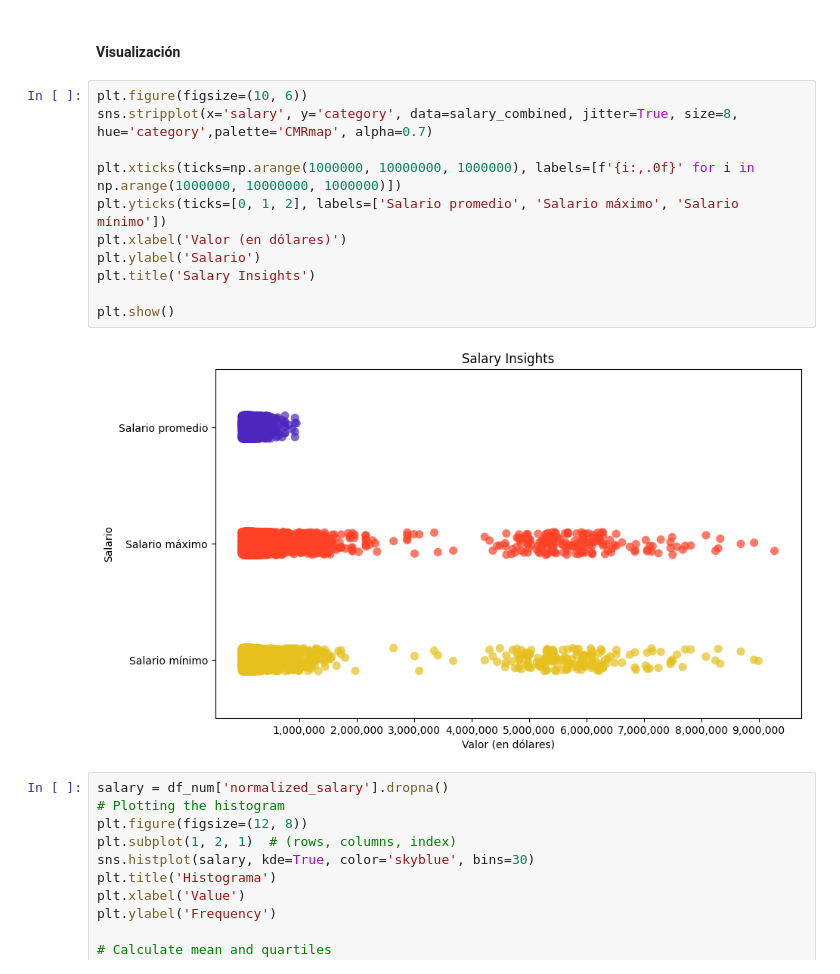
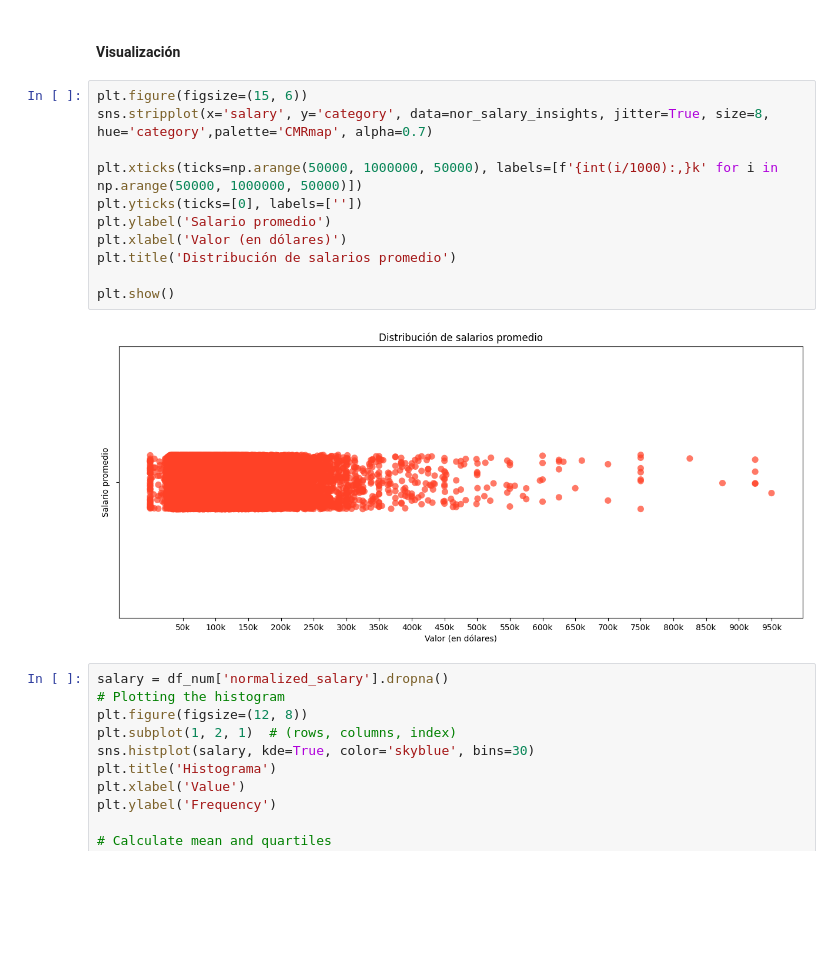
Before and after one commit to sarahcoral/ProyectoABD, a Jupyter notebook: visualization_notebooks/descriptive_analysis.ipynb, the cells around one changed output. Saved outputs shown, nothing was run; the diff lists cells and outputs as text; blank space fills up the shorter version.

```diff
--- a/visualization_notebooks/descriptive_analysis.ipynb
+++ b/visualization_notebooks/descriptive_analysis.ipynb
@@ -136,18 +144,18 @@ display(Markdown(markdown_table))
 # %% [markdown]
 #### Visualización
 # %%
-plt.figure(figsize=(10, 6))
-sns.stripplot(x='salary', y='category', data=salary_combined, jitter=True, size=8, hue='category',palette='CMRmap', alpha=0.7)
+plt.figure(figsize=(15, 6))
+sns.stripplot(x='salary', y='category', data=nor_salary_insights, jitter=True, size=8, hue='category',palette='CMRmap', alpha=0.7)
 
-plt.xticks(ticks=np.arange(1000000, 10000000, 1000000), labels=[f'{i:,.0f}' for i in np.arange(1000000, 10000000, 1000000)])
-plt.yticks(ticks=[0, 1, 2], labels=['Salario promedio', 'Salario máximo', 'Salario mínimo'])
+plt.xticks(ticks=np.arange(50000, 1000000, 50000), labels=[f'{int(i/1000):,}k' for i in np.arange(50000, 1000000, 50000)])
+plt.yticks(ticks=[0], labels=[''])
+plt.ylabel('Salario promedio')
 plt.xlabel('Valor (en dólares)')
-plt.ylabel('Salario')
-plt.title('Salary Insights')
+plt.title('Distribución de salarios promedio')
 
 plt.show()
 # %% [output]
-[figure, old version]
+[figure, new version]
 # %%
 salary = df_num['normalized_salary'].dropna()
 # Plotting the histogram
```
Also changed, not shown: parts of 7 cells of this notebook, 1 other file.
